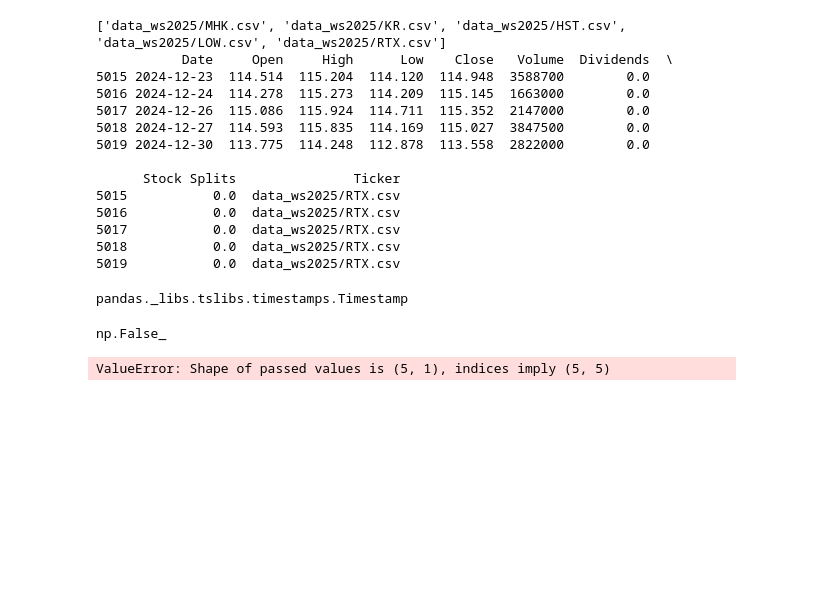
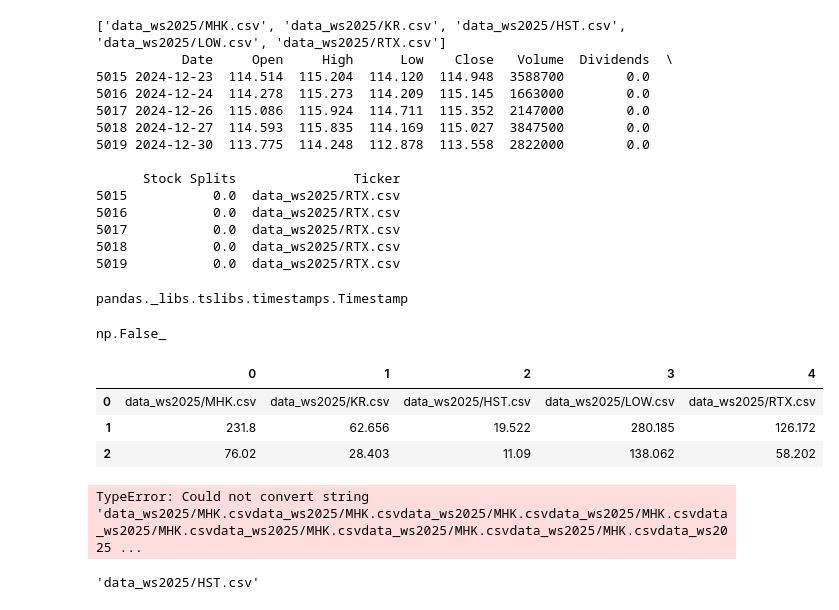
Before and after one commit to jayjay7788/Data-Processing-Python---Midterm, a Jupyter notebook: midterm_jachym_liva.ipynb, the cells around one changed output. Saved outputs shown, nothing was run; the diff lists cells and outputs as text; code cells hidden in the pictures; blank space fills up the shorter version.

```diff
--- a/midterm_jachym_liva.ipynb
+++ b/midterm_jachym_liva.ipynb
@@ -61,20 +63,32 @@ np.False_
 # %%
 ## 2
 companies = returns.Ticker.unique()
 
 max_price = []
 min_price = []
-for company in enumerate(companies):
+
+for company in companies:
     maxp = returns[returns.Ticker == company].High.max()
     minp = returns[returns.Ticker == company].Low.min()
     max_price.append(maxp)
     min_price.append(minp)
 
-prices = pd.DataFrame([companies, max_price, min_price)
+prices = pd.DataFrame([companies, max_price, min_price])
 prices
 # %% [output]
-ValueError: Shape of passed values is (5, 1), indices imply (5, 5)
+|  | 0 | 1 | 2 | 3 | 4 |
+| 0 | data_ws2025/MHK.csv | data_ws2025/KR.csv | data_ws2025/HST.csv | data_ws2025/LOW.csv | data_ws2025/RTX.csv |
+| 1 | 231.8 | 62.656 | 19.522 | 280.185 | 126.172 |
+| 2 | 76.02 | 28.403 | 11.09 | 138.062 | 58.202 |
 # %%
 ## 3
 
-df
+returns['log_close'] = np.log(returns.Close)
+#returns.head()
+
+summary = pd.DataFrame()
+
+for company in companies:
+    summary[f'company'] = returns[returns.Ticker == company].aggregate([np.mean, np.std, np.min, np.max])
+# %% [output]
+TypeError: Could not convert string 'data_ws2025/MHK.csvdata_ws2025/MHK.csvdata_ws2025/MHK.csvdata_ws2025/MHK.csvdata_ws2025/MHK.csvdata_ws2025/MHK.csvdata_ws2025/MHK.csvdata_ws2025/MHK.csvdata_ws2025 ...
@@ -80,0 +99,6 @@ df
+# %%
+## 6
+
+returns.iloc[returns['log_close'].idxmin()]['Ticker']
+# %% [output]
+'data_ws2025/HST.csv'
```
Also changed, not shown: parts of 7 cells of this notebook, 1 other file.
